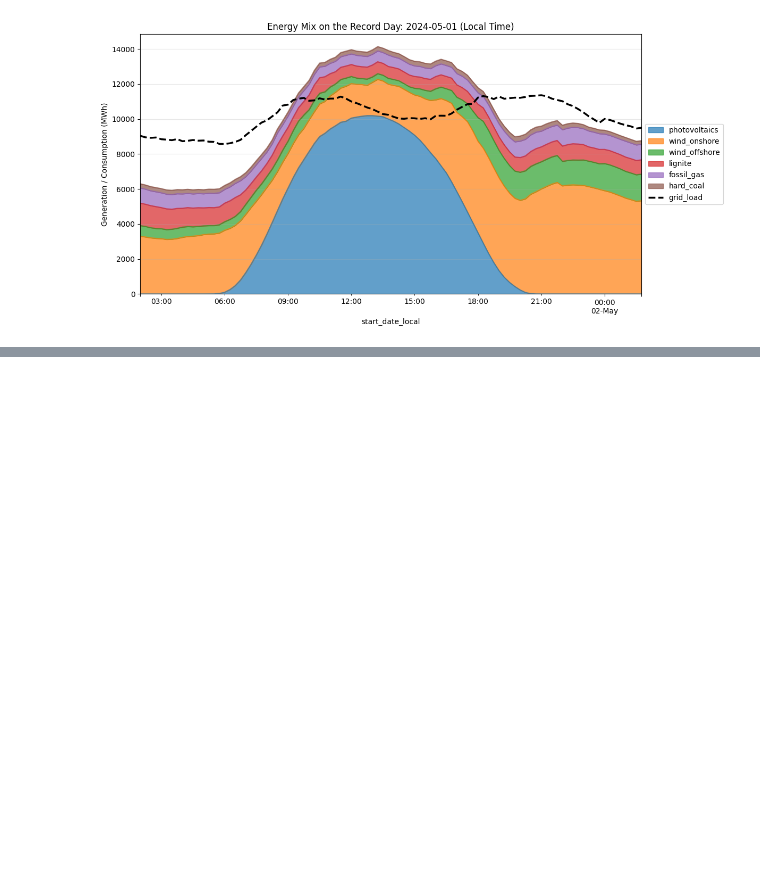
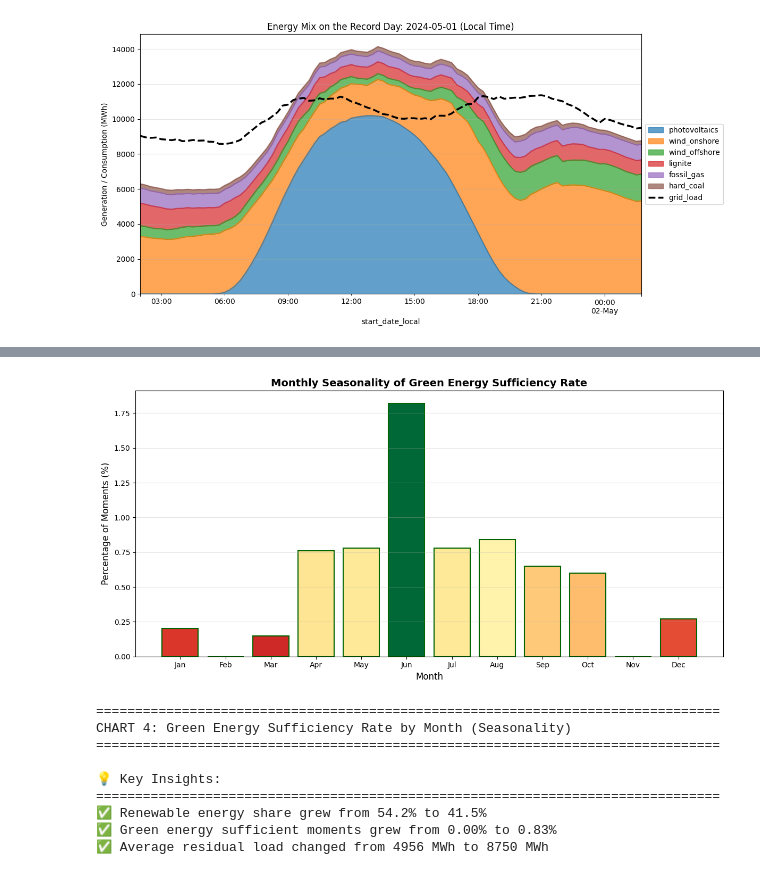
Before and after one commit to VictL7/Energy-Monitor-Germany, a Jupyter notebook: notebooks/3.merge.ipynb, the cells around one changed output, grey strips where cells are left out. Cells and saved outputs as stored; diff of their text form; code cells hidden in the pictures; blank space fills up the shorter version.

```diff
--- a/notebooks/3.merge.ipynb
+++ b/notebooks/3.merge.ipynb
@@ -454,0 +520,35 @@ print(f"这一天德国向邻国‘白送’（或廉价出口）了约 {total_e
+# %%
+# Visualization 4: Monthly seasonality of green energy sufficiency rate
+monthly_trend = monthly_stats['green_sufficient_pct'].sort_index()
+fig, ax = plt.subplots(figsize=(12, 6))
+colors = plt.cm.RdYlGn(monthly_trend.values / monthly_trend.max())
+ax.bar(monthly_trend.index, monthly_trend.values, color=colors, edgecolor='darkgreen', linewidth=1.5)
+ax.set_title('Monthly Seasonality of Green Energy Sufficiency Rate', fontsize=14, fontweight='bold')
+ax.set_xlabel('Month', fontsize=12)
+ax.set_ylabel('Percentage of Moments (%)', fontsize=12)
+ax.set_xticks(range(1, 13))
+ax.set_xticklabels(['Jan', 'Feb', 'Mar', 'Apr', 'May', 'Jun', 'Jul', 'Aug', 'Sep', 'Oct', 'Nov', 'Dec'])
+ax.grid(axis='y', alpha=0.3)
+plt.tight_layout()
+plt.show()
+
+print("=" * 80)
+print("CHART 4: Green Energy Sufficiency Rate by Month (Seasonality)")
+print("=" * 80)
+
+print("\n💡 Key Insights:")
+print("=" * 80)
+print(f"✅ Renewable energy share grew from {yearly_stats['avg_renewable_share'].iloc[0]:.1f}% to {yearly_stats['avg_renewable_share'].iloc[-1]:.1f}%")
+print(f"✅ Green energy sufficient moments grew from {yearly_stats['green_sufficient_pct'].iloc[0]:.2f}% to {yearly_stats['green_sufficient_pct'].iloc[-1]:.2f}%")
+print(f"✅ Average residual load changed from {yearly_stats['avg_residual_load'].iloc[0]:.0f} MWh to {yearly_stats['avg_residual_load'].iloc[-1]:.0f} MWh")
+# %% [output]
+[figure, added]
+================================================================================
+CHART 4: Green Energy Sufficiency Rate by Month (Seasonality)
+================================================================================
+
+💡 Key Insights:
+================================================================================
+✅ Renewable energy share grew from 54.2% to 41.5%
+✅ Green energy sufficient moments grew from 0.00% to 0.83%
+✅ Average residual load changed from 4956 MWh to 8750 MWh
```
Also changed, not shown: parts of 19 cells of this notebook, 17 other files.
